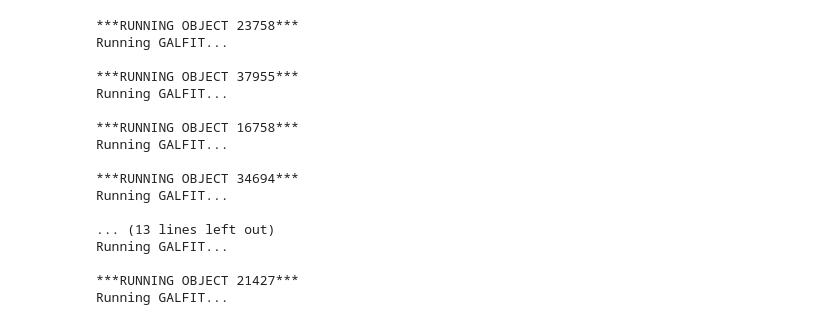
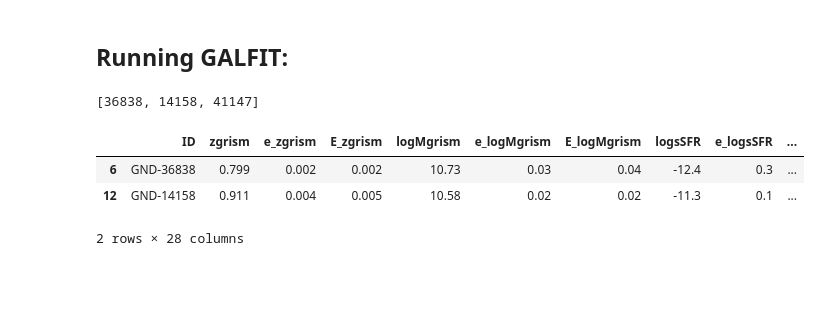
Before and after one commit to obrienr2434/galaxy_morphology, a Jupyter notebook: running_galfit.ipynb, the cells around one changed output. Cells and saved outputs as stored; diff of their text form; code cells hidden in the pictures; blank space fills up the shorter version.

```diff
--- a/running_galfit.ipynb
+++ b/running_galfit.ipynb
@@ -276,20 +16,0 @@ def run_galfit(gids, field, flter, write_files=False):
-# %%
-run_galfit(gidsn, 'N', '160', write_files=True)
-# %% [output]
-***RUNNING OBJECT 23758***
-Running GALFIT...
-
-***RUNNING OBJECT 37955***
-Running GALFIT...
-
-***RUNNING OBJECT 16758***
-Running GALFIT...
-
-***RUNNING OBJECT 34694***
-Running GALFIT...
-
-... (13 lines left out)
-Running GALFIT...
-
-***RUNNING OBJECT 21427***
-Running GALFIT...
@@ -295,0 +19,8 @@ Running GALFIT...
+# %% [markdown]
+## Running GALFIT:
+# %%
+errordf = pd.read_csv('/Users/rosaliaobrien/research/GALFIT_CLEAR/running_GALFIT/GALFIT_errors.csv')
+gids = errordf[errordf['refit'] == 'yes']['gid'].to_list()
+gids
+# %% [output]
+[36838, 14158, 41147]
@@ -295,0 +30,8 @@ Running GALFIT...
+# %%
+df = g.make_temp_df(data, [36838, 14158])
+df
+# %% [output]
+|  | ID | zgrism | e_zgrism | E_zgrism | logMgrism | e_logMgrism | E_logMgrism | logsSFR | e_logsSFR | ... |
+| 6 | GND-36838 | 0.799 | 0.002 | 0.002 | 10.73 | 0.03 | 0.04 | -12.4 | 0.3 | ... |
+| 12 | GND-14158 | 0.911 | 0.004 | 0.005 | 10.58 | 0.02 | 0.02 | -11.3 | 0.1 | ... |
+2 rows × 28 columns
```
Also changed, not shown: parts of 26 cells of this notebook, 2 other files.
